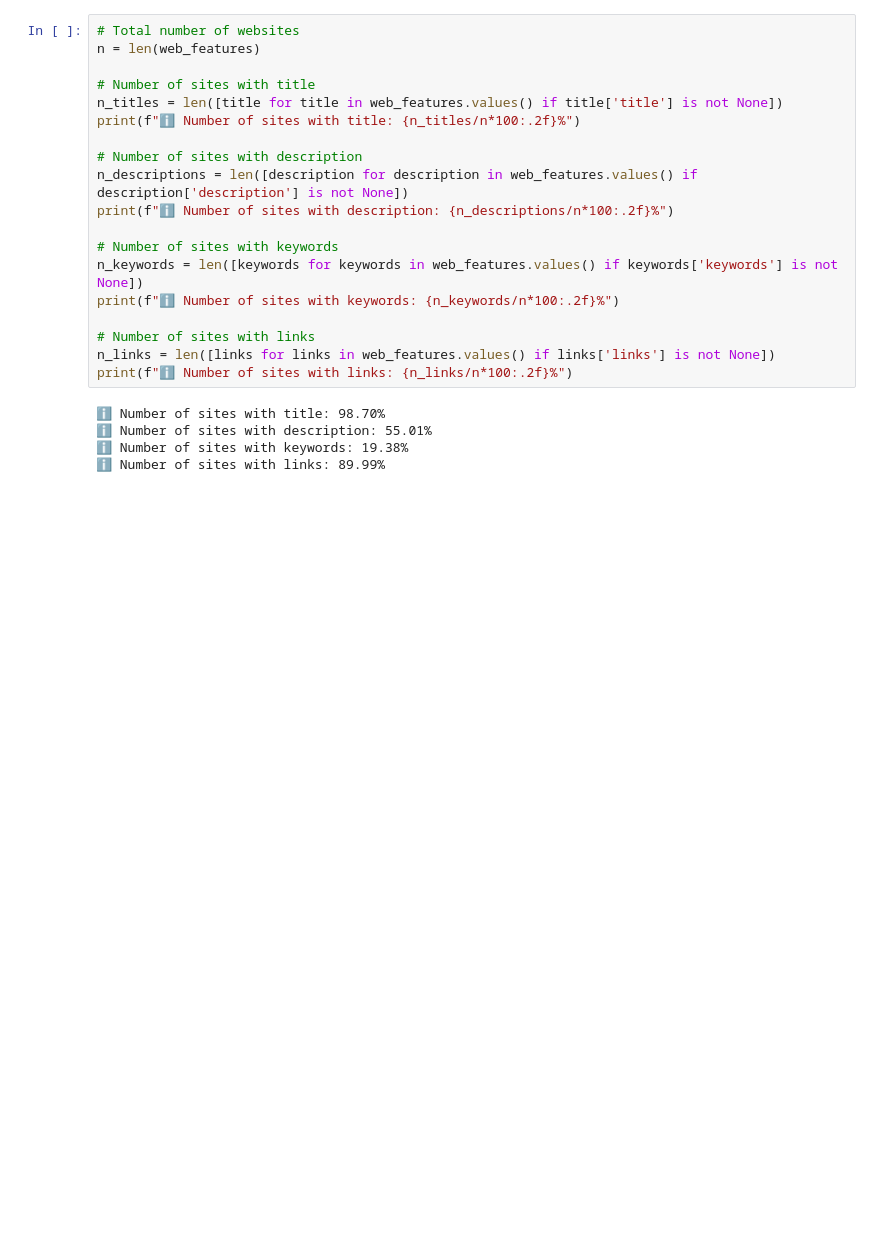
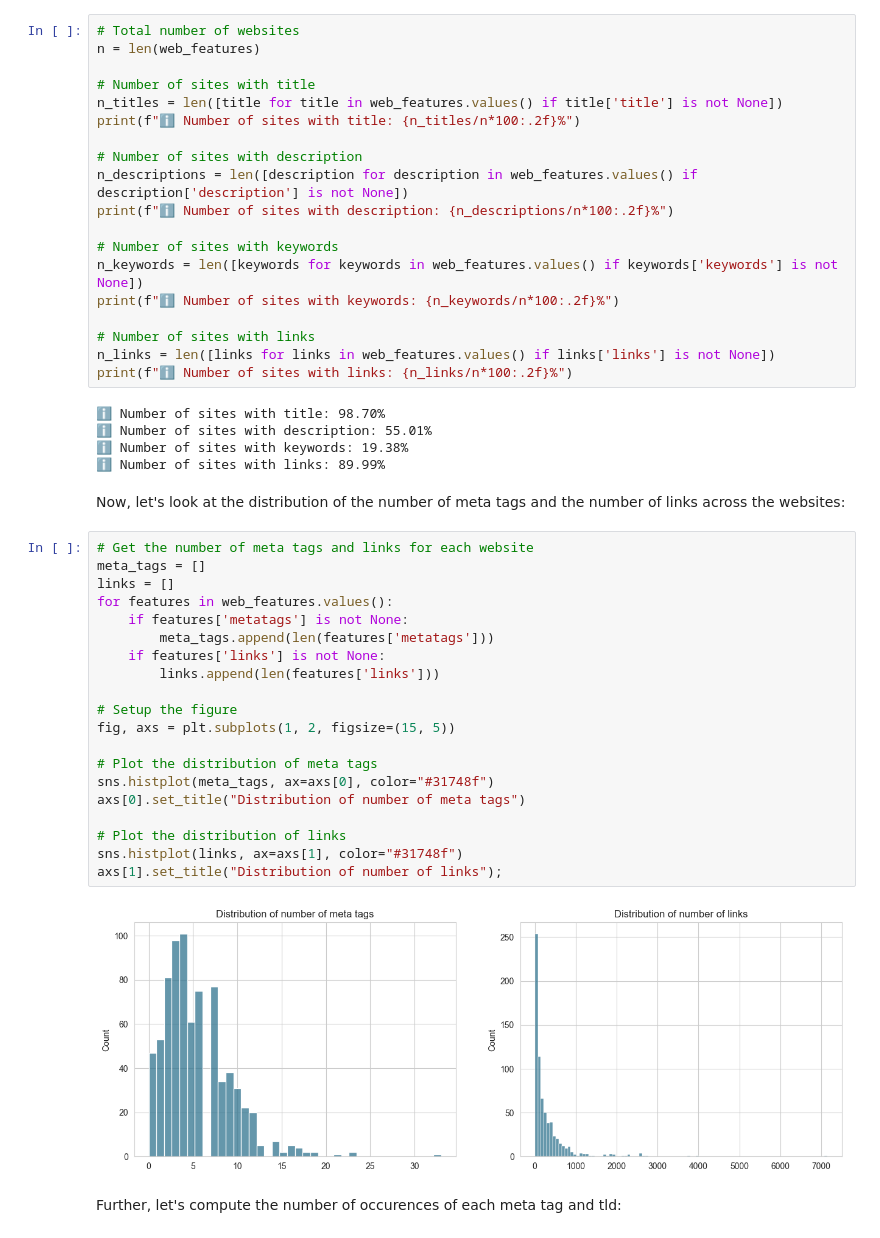
Before and after one commit to CS-433/ml-project-2-mlp, a Jupyter notebook: notebooks/eda.ipynb, the cells around one changed output. Cells and saved outputs as stored; diff of their text form; blank space fills up the shorter version.

Commit message:
feat(eda): added further eda

```diff
--- a/notebooks/eda.ipynb
+++ b/notebooks/eda.ipynb
@@ -370,3 +370,29 @@ print(f"ℹ️ Number of sites with links: {n_links/n*100:.2f}%")
 ℹ️ Number of sites with description: 55.01%
 ℹ️ Number of sites with keywords: 19.38%
 ℹ️ Number of sites with links: 89.99%
+# %% [markdown]
+Now, let's look at the distribution of the number of meta tags and the number of links across the websites:
+# %%
+# Get the number of meta tags and links for each website
+meta_tags = []
+links = []
+for features in web_features.values():
+    if features['metatags'] is not None:
+        meta_tags.append(len(features['metatags']))
+    if features['links'] is not None:
+        links.append(len(features['links']))
+
+# Setup the figure
+fig, axs = plt.subplots(1, 2, figsize=(15, 5))
+
+# Plot the distribution of meta tags
+sns.histplot(meta_tags, ax=axs[0], color="#31748f")
+axs[0].set_title("Distribution of number of meta tags")
+
+# Plot the distribution of links
+sns.histplot(links, ax=axs[1], color="#31748f")
+axs[1].set_title("Distribution of number of links");
+# %% [output]
+[figure, added]
+# %% [markdown]
+Further, let's compute the number of occurences of each meta tag and tld:
```
Also changed, not shown: parts of 5 cells of this notebook.
